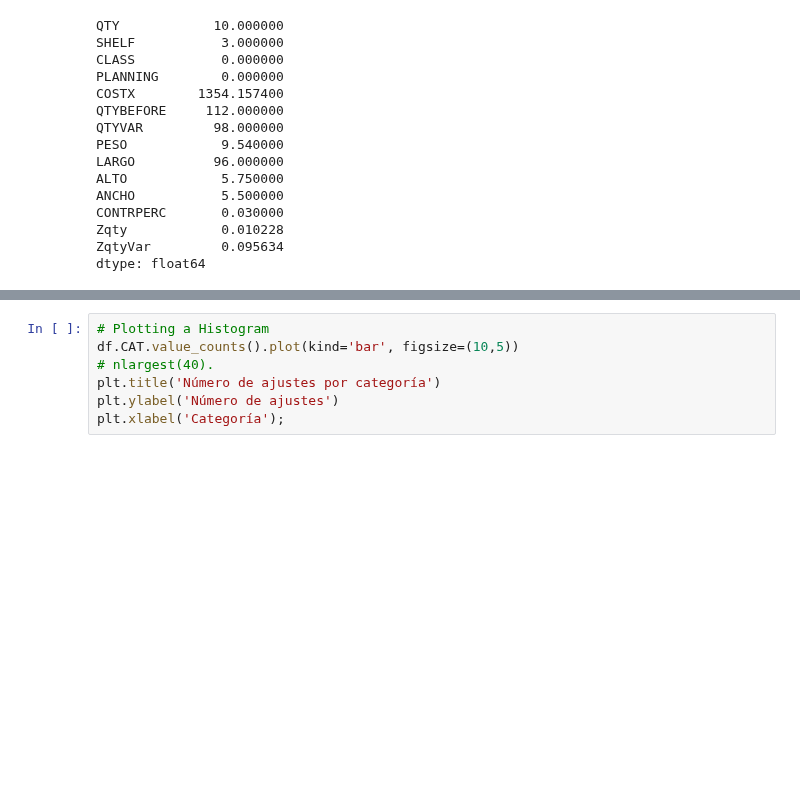
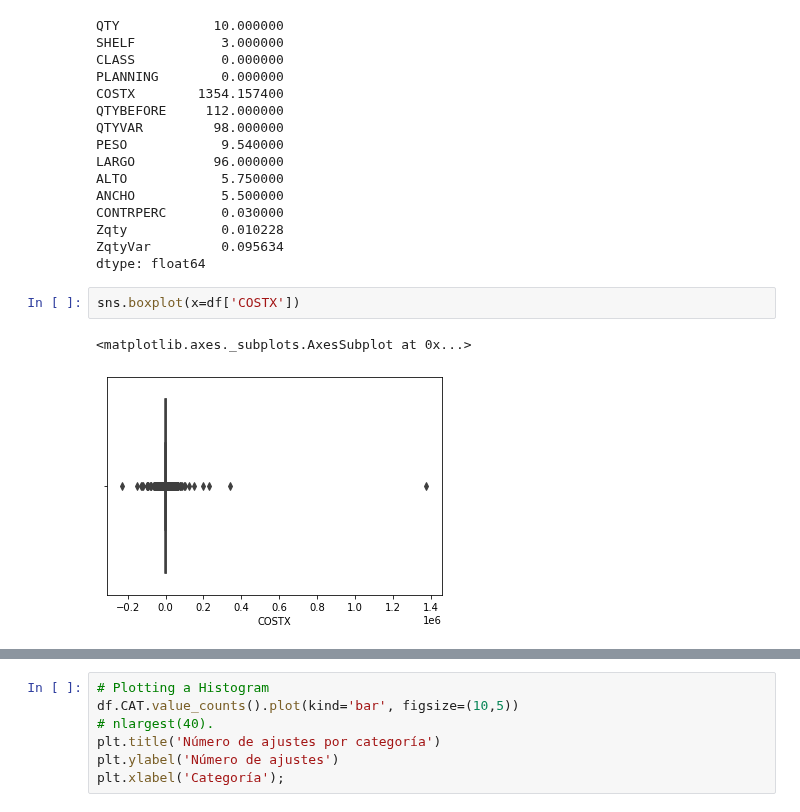
Before and after one commit to rjnakano/manejo-inventarios-pdg, a Jupyter notebook: Notebooks/1-inventarios-EDA.ipynb, the cells around one changed output, grey strips where cells are left out. Saved outputs shown, nothing was run; the diff lists cells and outputs as text; blank space fills up the shorter version.

```diff
--- a/Notebooks/1-inventarios-EDA.ipynb
+++ b/Notebooks/1-inventarios-EDA.ipynb
@@ -565,3 +565,8 @@ CONTRPERC       0.030000
 Zqty            0.010228
 ZqtyVar         0.095634
 dtype: float64
+# %%
+sns.boxplot(x=df['COSTX'])
+# %% [output]
+<matplotlib.axes._subplots.AxesSubplot at 0x...>
+[figure, added]
```
Also changed, not shown: parts of 14 cells of this notebook.
